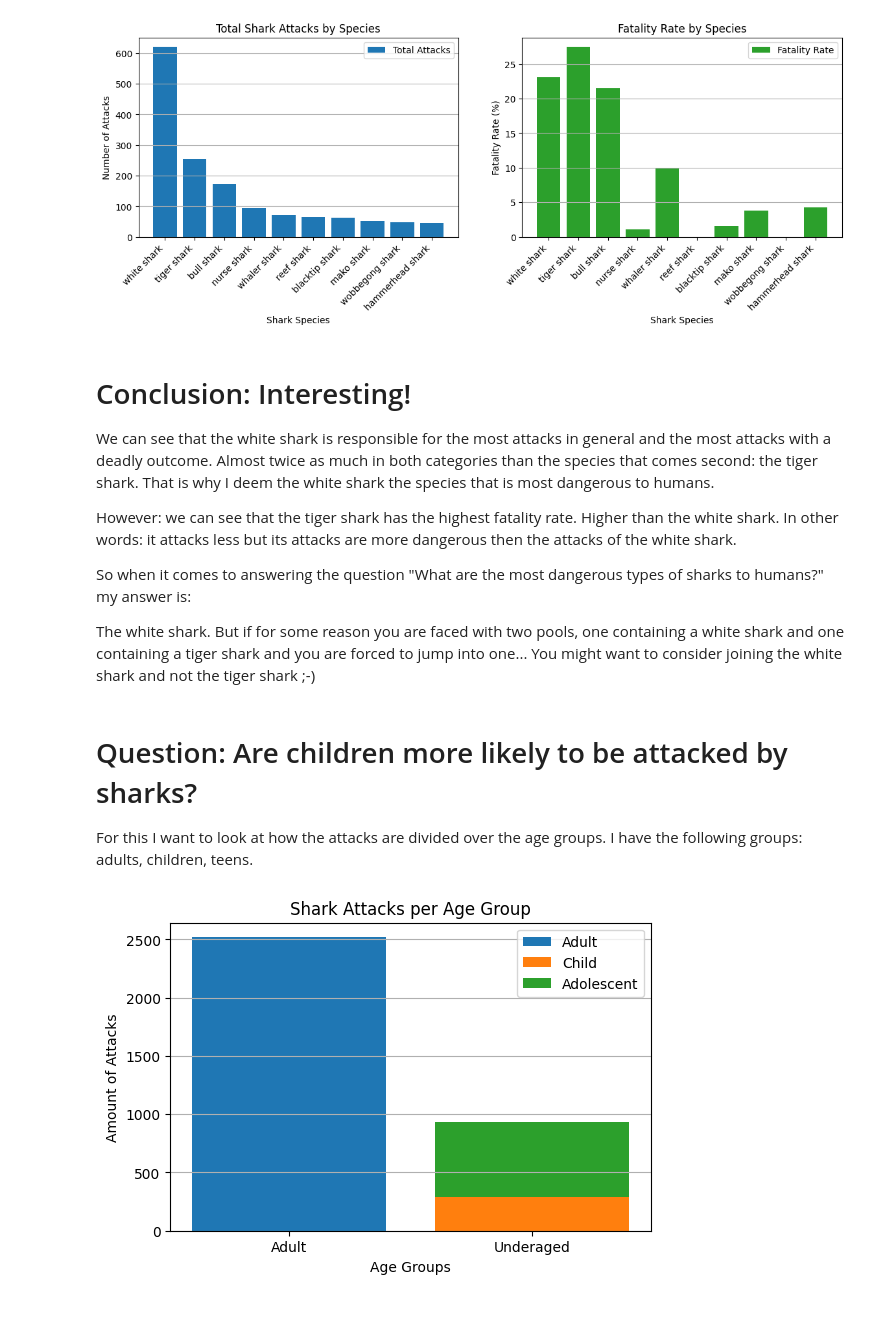
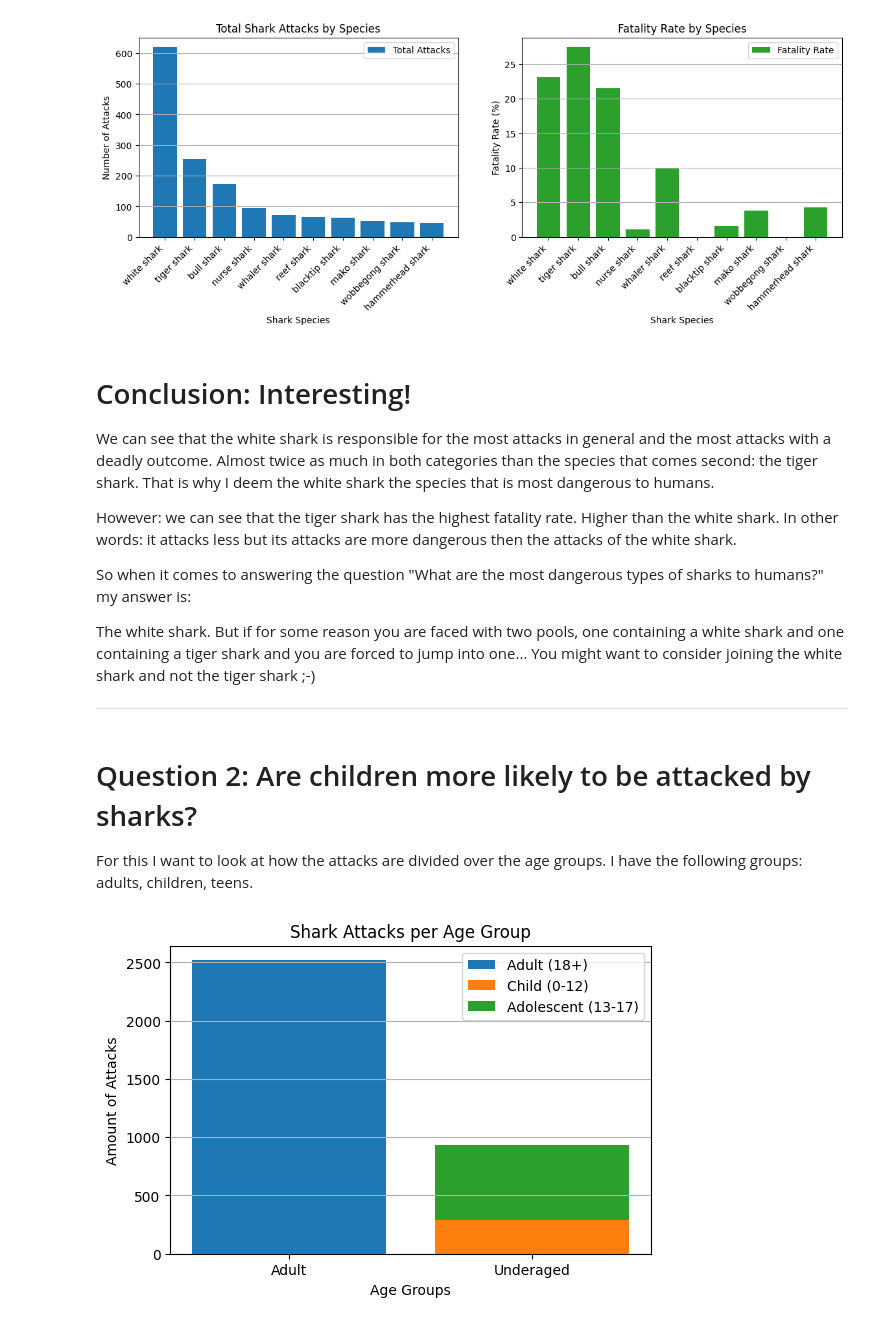
Before and after one commit to MevrouwHelderder/Assignments, a Jupyter notebook: Assignment_Shark_Attack.ipynb, the cells around one changed output. Cells and saved outputs as stored; diff of their text form; code cells hidden in the pictures.

```diff
--- a/Assignment_Shark_Attack.ipynb
+++ b/Assignment_Shark_Attack.ipynb
@@ -778,37 +718,39 @@ So when it comes to answering the question "What are the most dangerous types of
 
 
 The white shark. But if for some reason you are faced with two pools, one containing a white shark and one containing a tiger shark and you are forced to jump into one... You might want to consider joining the white shark and not the tiger shark ;-)
+
+
+---
 # %% [markdown]
-# Question: Are children more likely to be attacked by sharks?
+# Question 2: Are children more likely to be attacked by sharks?
 
 For this I want to look at how the attacks are divided over the age groups.
 I have the following groups: adults, children, teens.
 # %%
-# What data to plot:
-age_group = df["Age_group"].value_counts()
+# Create the figure and the plots
+fig, ax = plt.subplots(figsize=(6.2, 4))
+
+# Y-axis
+age_group = shark_attacks["Age_group"].value_counts()
 adult_count = age_group["adult"]
 adolescent_count = age_group["adolescent"]
 child_count = age_group["child"]
 
-# Create a bar chart where the bar for adolescent_count is placed on top of the
-# bar for child_count
-fig, ax = plt.subplots(figsize=(6.2, 4))
+# Bars where the bar for adolescent_count is placed on top on child_count
+ax.bar(0, adult_count, label="Adult (18+)")
+ax.bar(1, child_count, label="Child (0-12)")
+ax.bar(1, adolescent_count, bottom=child_count, label="Adolescent (13-17)")
 
-ax.bar(0, adult_count, label="Adult")
-ax.bar(1, child_count, label="Child")
-ax.bar(1, adolescent_count, bottom=child_count, label="Adolescent")
-
-
+# Set cosmetics
 ax.set_xticks([0, 1])
 ax.set_xticklabels(["Adult", "Underaged"])
 ax.set_xlabel("Age Groups")
 ax.set_ylabel("Amount of Attacks")
 ax.set_title("Shark Attacks per Age Group")
 ax.legend()
 ax.grid(axis='y')
 
-
 # Show the plot
 plt.show()
 # %% [output]
-[figure, old version]
+[figure, new version]
```
Also changed, not shown: parts of 25 cells of this notebook.
